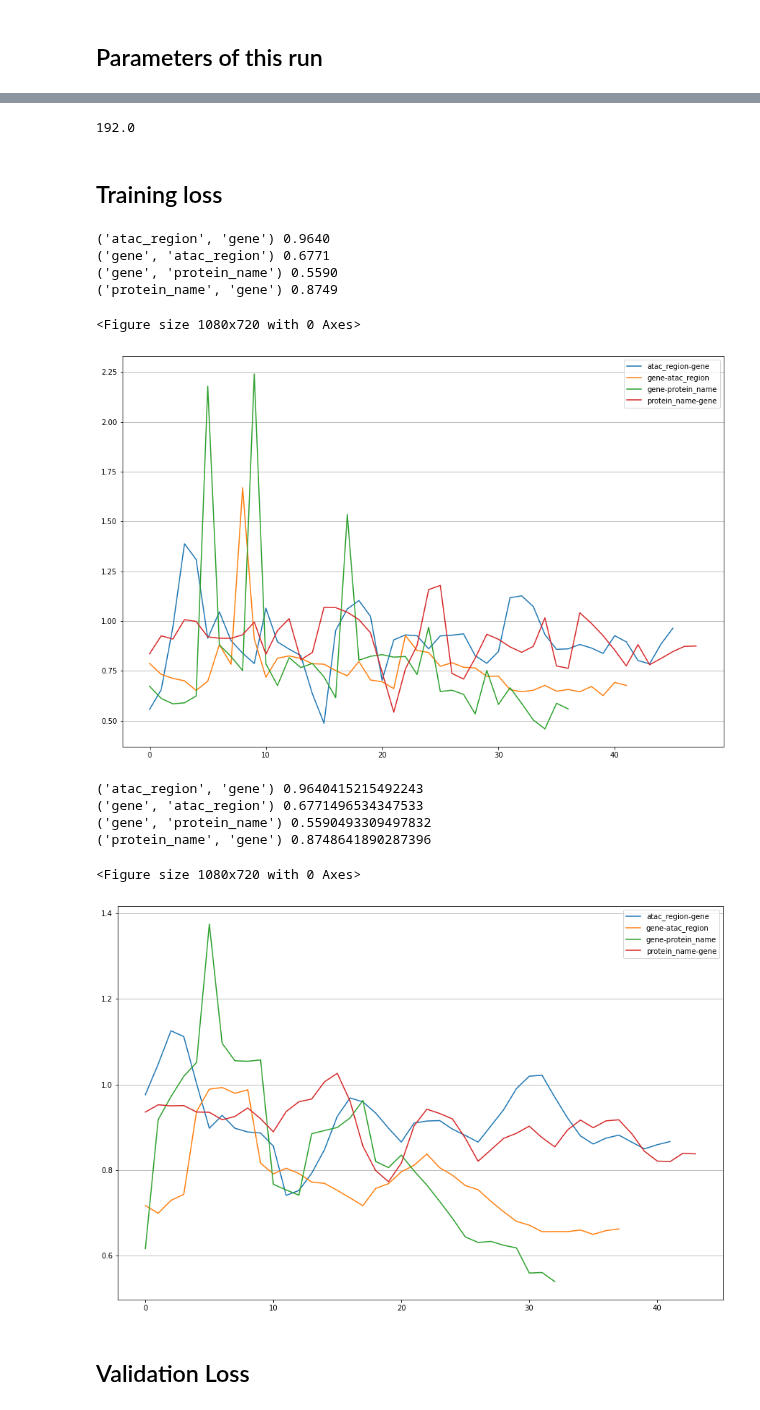
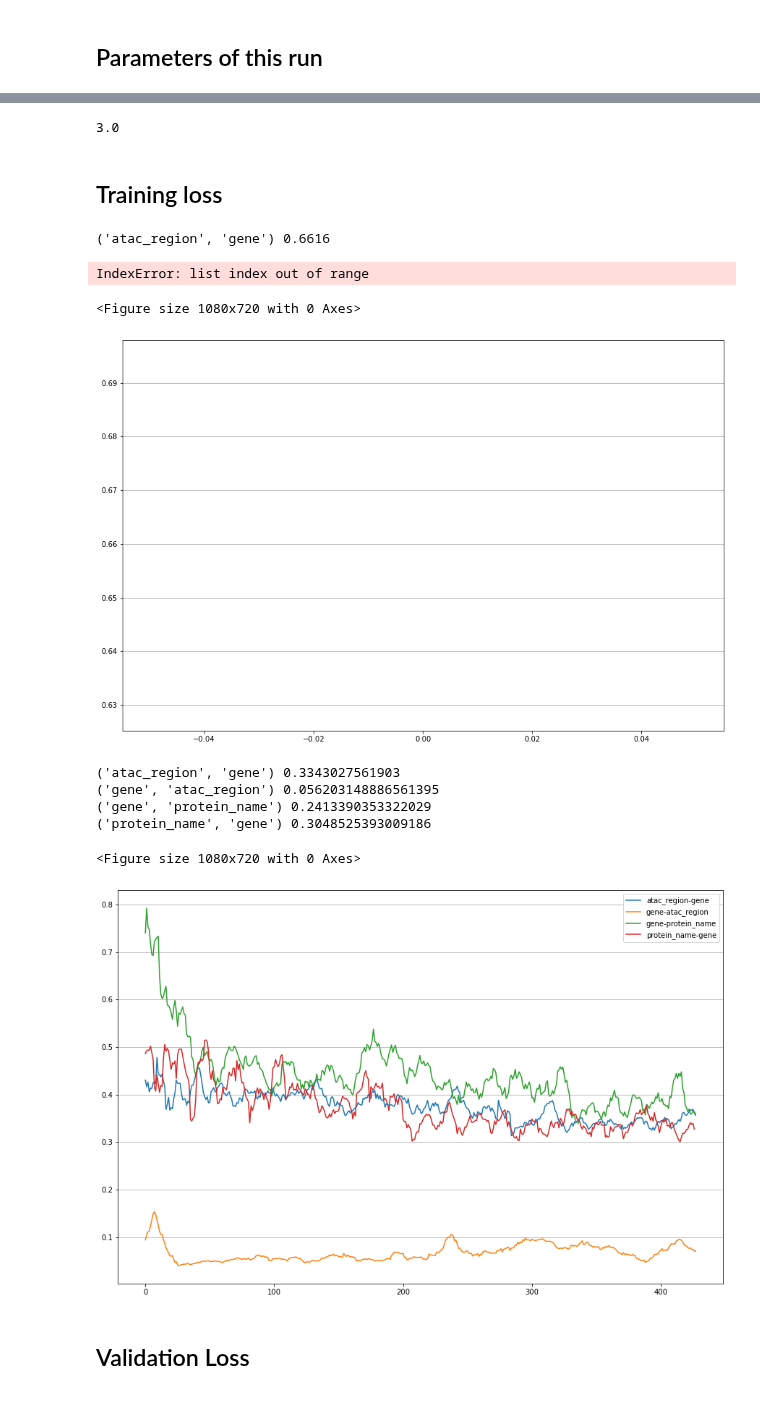
Before and after one commit to bglazer/opisca, a Jupyter notebook: training_logs.ipynb, the cells around one changed output, grey strips where cells are left out. Saved outputs shown, nothing was run; the diff lists cells and outputs as text; code cells hidden in the pictures.

```diff
--- a/training_logs.ipynb
+++ b/training_logs.ipynb
@@ -61,6 +64,5 @@ for key in base_keys:
         keys.append(f'{key} {task}')
 # %%
 keys += [
-    'Batch',
-    'Epoch',
+    'Outer step',
 ]
@@ -75,8 +73,11 @@ matches = {}
 #### Timestamp of run
 # %%
 timestamps = [
-    '20211031-1628',
-    '20211031-1642',
+    '20211102-1131',
+    '20211102-1454',
+    '20211102-1455',
+    '20211102-1456',
+    '20211103-0958',
 ]
 files = [f'logs/train_earl_{tmstp}.log' for tmstp in timestamps]
 # %%
@@ -91,3 +90,5 @@ idx = 0
+# %%
+idx = 4
 # %% [markdown]
 ## Get matching log lines
 # %%
@@ -124,8 +121,8 @@ pprint(json.load(open(f'logs/earl_params_{timestamps[idx]}.json')))
 # %%
-batch = matches['Batch'][-1]
+batch = matches['Outer step'][-1]
 batch
 # %% [output]
-192.0
+3.0
 # %% [markdown]
 ## Training loss
 # %%
@@ -135,33 +132,31 @@ plt.grid(axis='y')
 
 for task in tasks:
     training_loss = matches[f'train prediction loss {task}']
-    ax.plot(training_loss[5:], label=f'{task[0]}-{task[1]}')
+    ax.plot(training_loss[0:], label=f'{task[0]}-{task[1]}')
     print(task, f'{training_loss[-1]:.4f}')
 _=ax.legend()
 # %% [output]
-('atac_region', 'gene') 0.9640
-('gene', 'atac_region') 0.6771
-('gene', 'protein_name') 0.5590
-('protein_name', 'gene') 0.8749
+('atac_region', 'gene') 0.6616
-<Figure size 1080x720 with 0 Axes>
+IndexError: list index out of range
+<Figure size 1080x720 with 0 Axes>
-[figure, old version]
+[figure, new version]
 # %%
 plt.figure(figsize=(15,10))
 fig,ax = plt.subplots(figsize=(15,10))
 plt.grid(axis='y')
 
 for task in tasks:
     training_loss = matches[f'train prediction loss {task}']
-    ax.plot(moving_average(training_loss[5:],5), label=f'{task[0]}-{task[1]}')
+    ax.plot(moving_average(training_loss[5:],10), label=f'{task[0]}-{task[1]}')
     print(task, training_loss[-1])
 _=ax.legend()
 # %% [output]
-('atac_region', 'gene') 0.9640415215492243
-('gene', 'atac_region') 0.6771496534347533
-('gene', 'protein_name') 0.5590493309497832
-('protein_name', 'gene') 0.8748641890287396
+('atac_region', 'gene') 0.3343027561903
+('gene', 'atac_region') 0.056203148886561395
+('gene', 'protein_name') 0.2413390353322029
+('protein_name', 'gene') 0.3048525393009186
 <Figure size 1080x720 with 0 Axes>
-[figure, old version]
+[figure, new version]
 # %% [markdown]
 ## Validation Loss
 # %%
```
Also changed, not shown: parts of 11 cells of this notebook.
